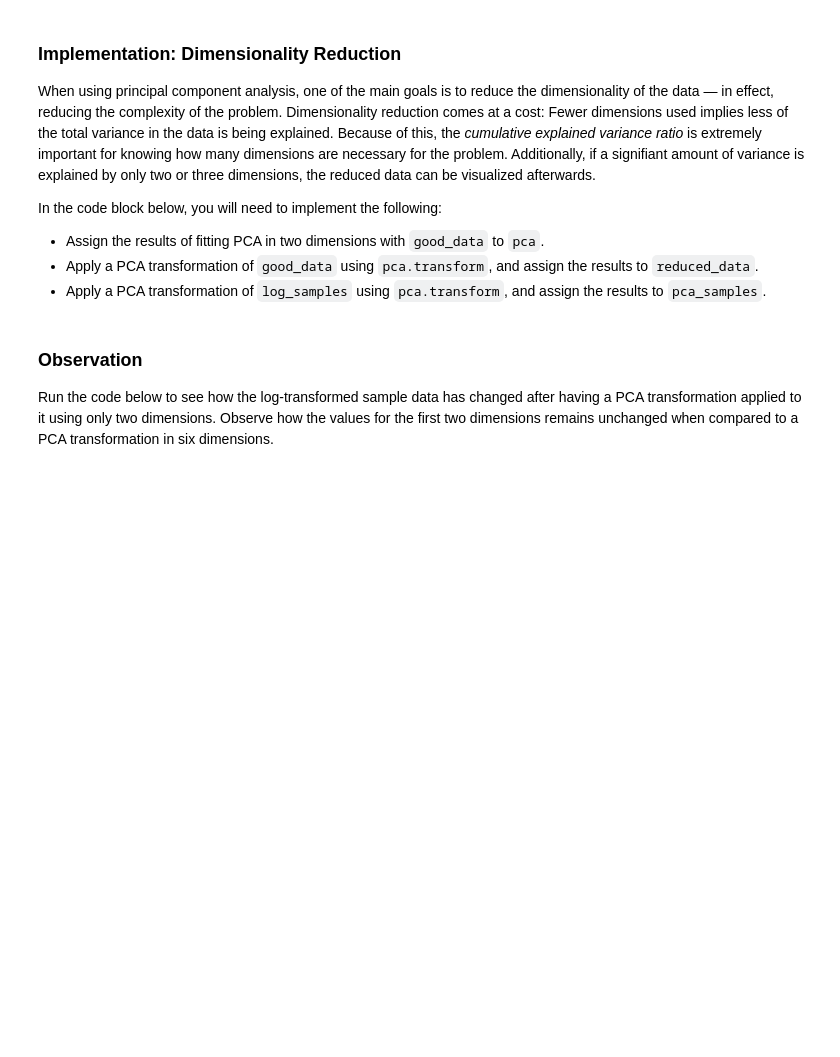
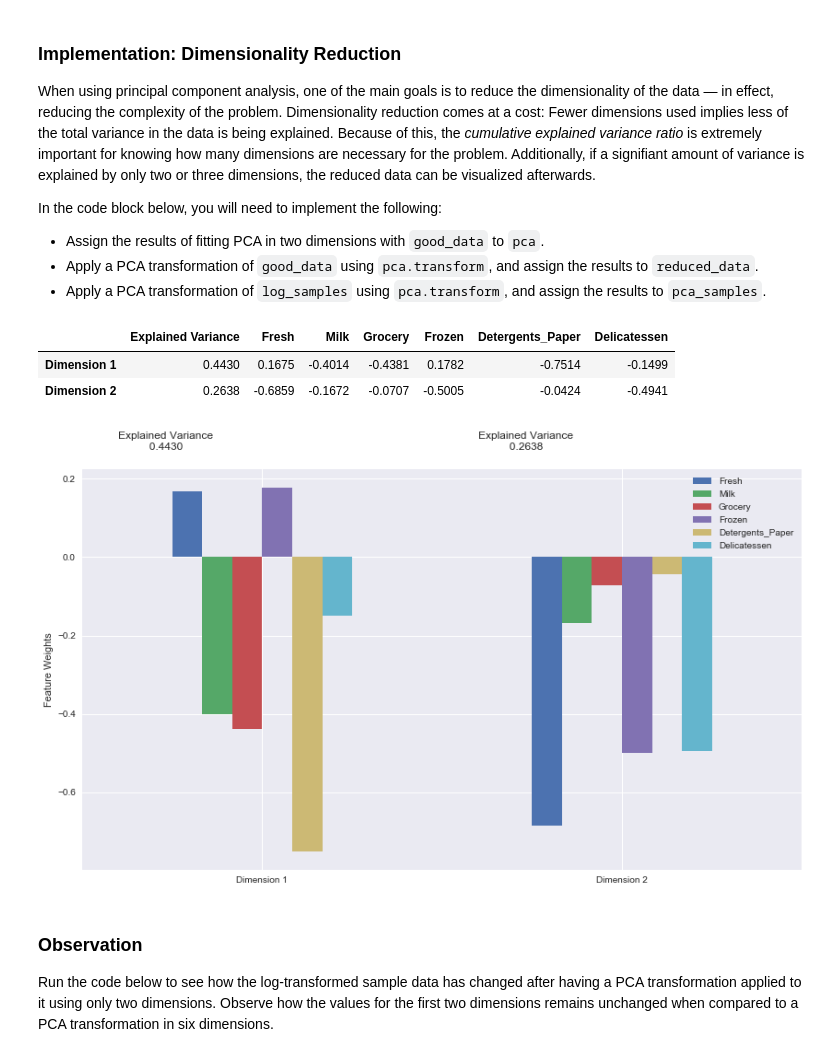
Before and after one commit to shabnami/machine-learning, a Jupyter notebook: projects/customer_segments/customer_segments.ipynb, the cells around one changed output. Cells and saved outputs as stored; diff of their text form; code cells hidden in the pictures; blank space fills up the shorter version.

```diff
--- a/projects/customer_segments/customer_segments.ipynb
+++ b/projects/customer_segments/customer_segments.ipynb
@@ -248,16 +413,23 @@ In the code block below, you will need to implement the following:
  - Apply a PCA transformation of `log_samples` using `pca.transform`, and assign the results to `pca_samples`.
 # %%
 # TODO: Apply PCA by fitting the good data with only two dimensions
-pca = None
+pca = PCA(n_components=2)
+pca.fit(good_data)
 
 # TODO: Transform the good data using the PCA fit above
-reduced_data = None
+reduced_data = pca.transform(good_data)
 
 # TODO: Transform log_samples using the PCA fit above
-pca_samples = None
+pca_samples = pca.transform(log_samples)
 
 # Create a DataFrame for the reduced data
 reduced_data = pd.DataFrame(reduced_data, columns = ['Dimension 1', 'Dimension 2'])
+vs.pca_results(good_data, pca)
+# %% [output]
+|  | Explained Variance | Fresh | Milk | Grocery | Frozen | Detergents_Paper | Delicatessen |
+| Dimension 1 | 0.4430 | 0.1675 | -0.4014 | -0.4381 | 0.1782 | -0.7514 | -0.1499 |
+| Dimension 2 | 0.2638 | -0.6859 | -0.1672 | -0.0707 | -0.5005 | -0.0424 | -0.4941 |
+[figure, added]
 # %% [markdown]
 ### Observation
 Run the code below to see how the log-transformed sample data has changed after having a PCA transformation applied to it using only two dimensions. Observe how the values for the first two dimensions remains unchanged when compared to a PCA transformation in six dimensions.
```
Also changed, not shown: parts of 40 cells of this notebook.
